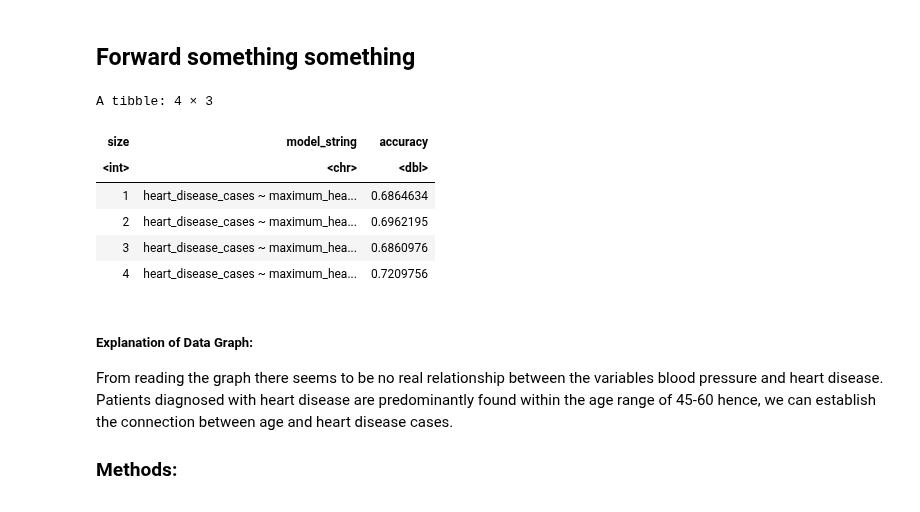
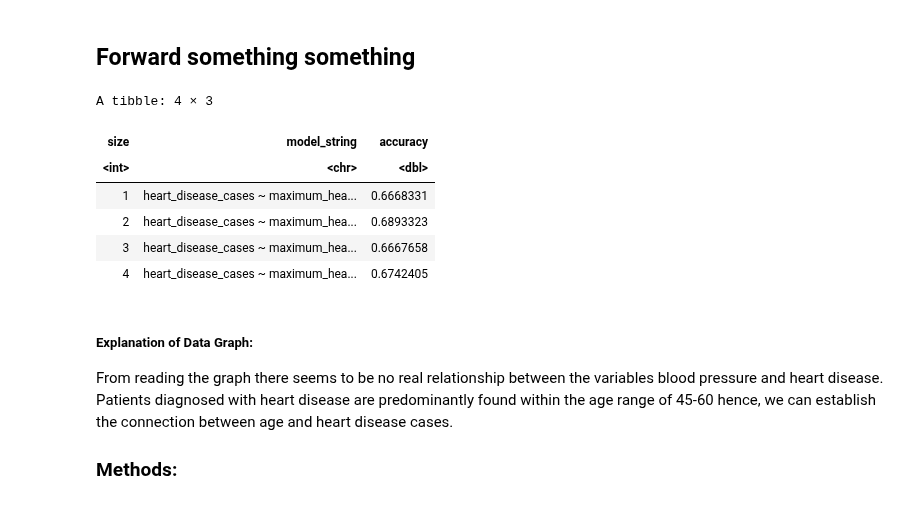
Before and after one commit to jaden-lai/DSCI-100-006-21, a Jupyter notebook: project (2).ipynb, the cells around one changed output. Cells and saved outputs as stored; diff of their text form; code cells hidden in the pictures.

```diff
--- a/project (2).ipynb
+++ b/project (2).ipynb
@@ -176,7 +176,7 @@ heart_disease_plot
 ## Forward something something
 # %%
 # create an empty tibble to store the results
-names <- colnames(hd_train |> select(-heart_disease_cases))
+names <- colnames(heart_disease_hungarian |> select(-heart_disease_cases))
 
 accuracies <- tibble(size = integer(),
                      model_string = character(),
@@ -189,7 +189,7 @@ knn_spec <- nearest_neighbor(weight_func = "rectangular",
      set_mode("classification")
 
 # create a 5-fold cross-validation object
-heart_disease_vfold <- vfold_cv(hd_train, v = 5, strata = heart_disease_cases)
+heart_disease_vfold <- vfold_cv(heart_disease_hungarian, v = 5, strata = heart_disease_cases)
 
 # store the total number of predictors
 n_total <- length(names)
@@ -209,42 +209,42 @@ for (i in 1:n_total) {
 
         # create a recipe from the model string
         heart_disease_recipe <- recipe(as.formula(model_string),
-                                data = hd_split) |>
+                                data = heart_disease_hungarian) |>
                           step_scale(all_predictors()) |>
                           step_center(all_predictors())
 
         # tune the KNN classifier with these predictors,
         # and collect the accuracy for the best K
         acc <- workflow() |>
           add_recipe(heart_disease_recipe) |>
           add_model(knn_spec) |>
           tune_grid(resamples = heart_disease_vfold, grid = 10) |>
           collect_metrics() |>
           filter(.metric == "accuracy") |>
           summarize(mx = max(mean))
         acc <- acc$mx |> unlist()
 
         # add this result to the dataframe
         accs[[j]] <- acc
         models[[j]] <- model_string
     }
     jstar <- which.max(unlist(accs))
     accuracies <- accuracies |>
       add_row(size = i,
               model_string = models[[jstar]],
               accuracy = accs[[jstar]])
     selected <- c(selected, names[[jstar]])
     names <- names[-jstar]
 }
 accuracies
 # %% [output]
 A tibble: 4 × 3
 | size | model_string | accuracy |
 | <int> | <chr> | <dbl> |
-| 1 | heart_disease_cases ~ maximum_hea... | 0.6864634 |
-| 2 | heart_disease_cases ~ maximum_hea... | 0.6962195 |
-| 3 | heart_disease_cases ~ maximum_hea... | 0.6860976 |
-| 4 | heart_disease_cases ~ maximum_hea... | 0.7209756 |
+| 1 | heart_disease_cases ~ maximum_hea... | 0.6668331 |
+| 2 | heart_disease_cases ~ maximum_hea... | 0.6893323 |
+| 3 | heart_disease_cases ~ maximum_hea... | 0.6667658 |
+| 4 | heart_disease_cases ~ maximum_hea... | 0.6742405 |
 # %% [markdown]
 ##### Explanation of Data Graph:
 From reading the graph there seems to be no real relationship between the variables blood pressure and heart disease. Patients diagnosed with heart disease are predominantly found within the age range of 45-60 hence, we can establish the connection between age and heart disease cases.
```
